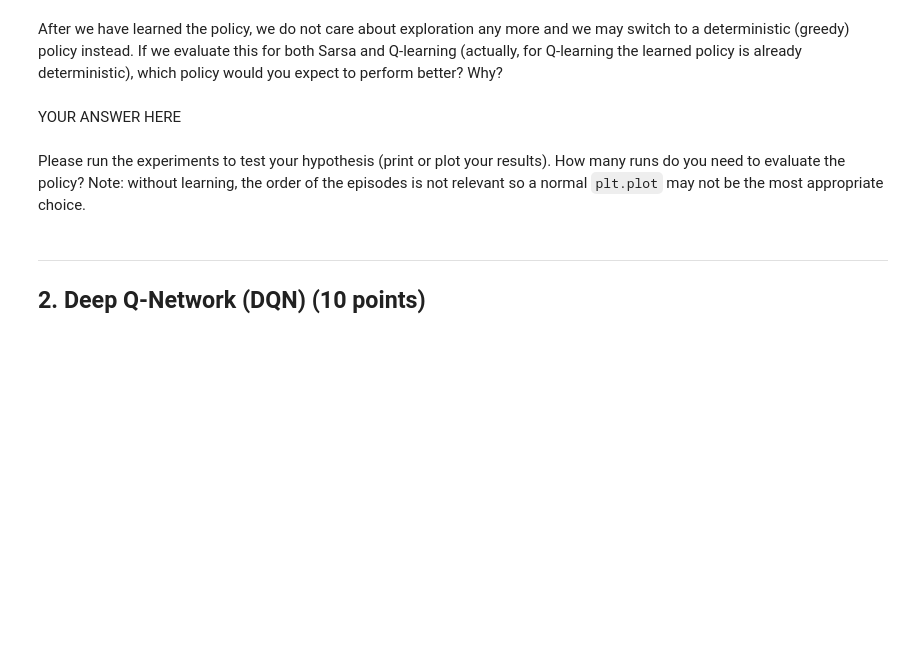
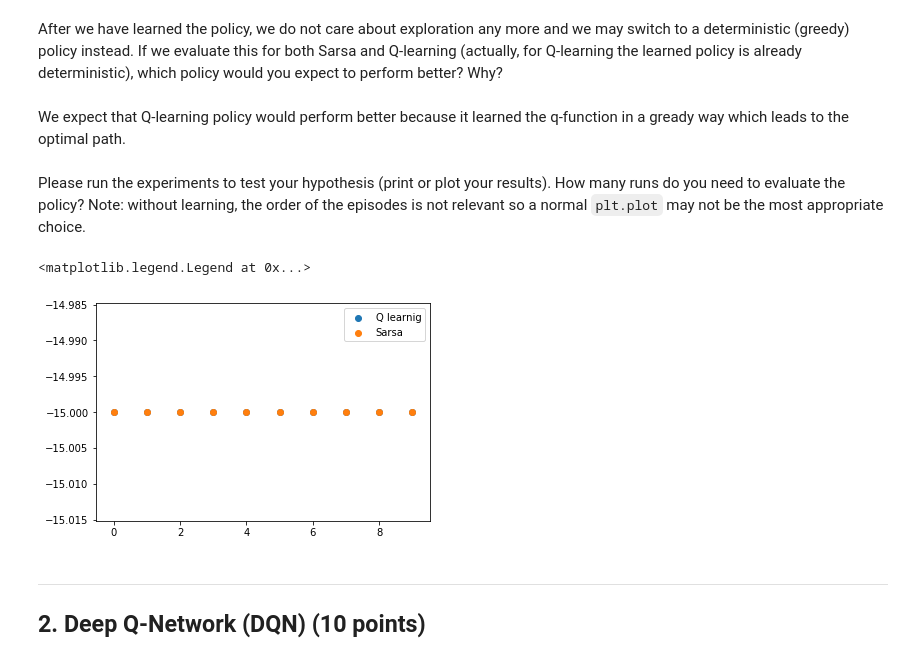
Before and after one commit to TraianVidrascu/RL, a Jupyter notebook: lab2/lab2.ipynb, the cells around one changed output. Cells and saved outputs as stored; diff of their text form; code cells hidden in the pictures; blank space fills up the shorter version.

```diff
--- a/lab2/lab2.ipynb
+++ b/lab2/lab2.ipynb
@@ -228,6 +229,6 @@ YOUR ANSWER HERE
 # %% [markdown]
 After we have learned the policy, we do not care about exploration any more and we may switch to a deterministic (greedy) policy instead. If we evaluate this for both Sarsa and Q-learning (actually, for Q-learning the learned policy is already deterministic), which policy would you expect to perform better? Why?
-# %% [markdown]
-YOUR ANSWER HERE
+# %% [markdown]
+We expect that Q-learning policy would perform better because it learned the q-function in a gready way which leads to the optimal path.
 # %% [markdown]
 Please run the experiments to test your hypothesis (print or plot your results). How many runs do you need to evaluate the policy? Note: without learning, the order of the episodes is not relevant so a normal `plt.plot` may not be the most appropriate choice.
@@ -237,3 +235,21 @@ raise NotImplementedError()
+# %%
+# YOUR CODE HERE
+no_episodes = 10000
+Q_q_learning, _ = q_learning(env, no_episodes)
+Q_sarsa, _ = sarsa(env, no_episodes)
+
+no_episodes = 10
+_, (episode_lengths_q_learning, episode_returns_q_learning) = q_learning(env, no_episodes,discount_factor=1.0, alpha=0.0, epsilon=0.0, Q=Q_q_learning)
+_, (episode_lengths_sarsa, episode_returns_sarsa) = sarsa(env, no_episodes,discount_factor=1.0, alpha=0.0, epsilon=0.0, Q=Q_sarsa)
+
+plt.scatter(range(no_episodes),episode_returns_q_learning, label="Q learnig")
+plt.scatter(range(no_episodes),episode_returns_sarsa, label="Sarsa")
+
+
+plt.legend()
+# %% [output]
+<matplotlib.legend.Legend at 0x...>
+[figure, added]
 # %% [markdown]
 ---
 ## 2. Deep Q-Network (DQN) (10 points)
```
Also changed, not shown: parts of 23 cells of this notebook.
